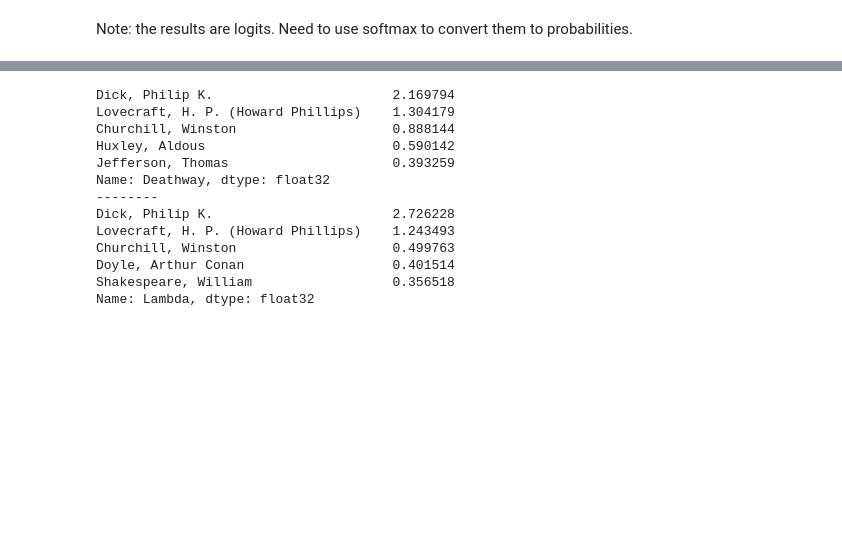
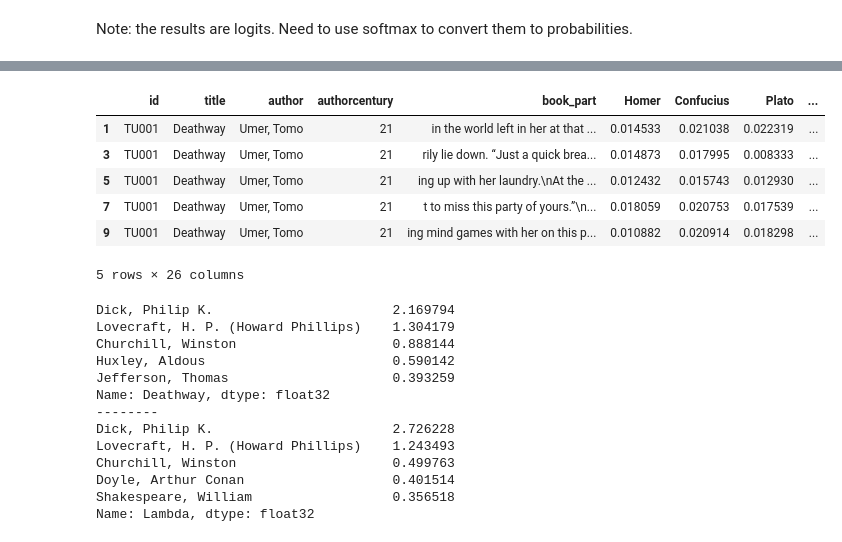
Before and after one commit to tomoumer/discovery_of_writing_differences, a Jupyter notebook: notebooks/hf_transformers.ipynb, the cells around one changed output, grey strips where cells are left out. Drawn from its saved outputs; the diff is of its cells as text; code cells hidden in the pictures; blank space fills up the shorter version.

```diff
--- a/notebooks/hf_transformers.ipynb
+++ b/notebooks/hf_transformers.ipynb
@@ -364,5 +396,16 @@ new_probabilities = special.softmax(new_results.predictions, axis=1)
 # %%
 similar_books = pd.concat([newtext_multi ,pd.DataFrame(new_probabilities, columns=select_authors)], axis=1)
+# %%
+#similar_books.loc[similar_books['title'] == 'Lambda'].head()
+similar_books.loc[similar_books['title'] == 'Deathway'].head()
+# %% [output]
+|  | id | title | author | authorcentury | book_part | Homer | Confucius | Plato | ... |
+| 1 | TU001 | Deathway | Umer, Tomo | 21 | in the world left in her at that ... | 0.014533 | 0.021038 | 0.022319 | ... |
+| 3 | TU001 | Deathway | Umer, Tomo | 21 | rily lie down. “Just a quick brea... | 0.014873 | 0.017995 | 0.008333 | ... |
+| 5 | TU001 | Deathway | Umer, Tomo | 21 | ing up with her laundry.\nAt the ... | 0.012432 | 0.015743 | 0.012930 | ... |
+| 7 | TU001 | Deathway | Umer, Tomo | 21 | t to miss this party of yours.”\n... | 0.018059 | 0.020753 | 0.017539 | ... |
+| 9 | TU001 | Deathway | Umer, Tomo | 21 | ing mind games with her on this p... | 0.010882 | 0.020914 | 0.018298 | ... |
+5 rows × 26 columns
 # %%
 similar_books = (
     similar_books
```
Also changed, not shown: parts of 3 cells of this notebook, 4 other files.
